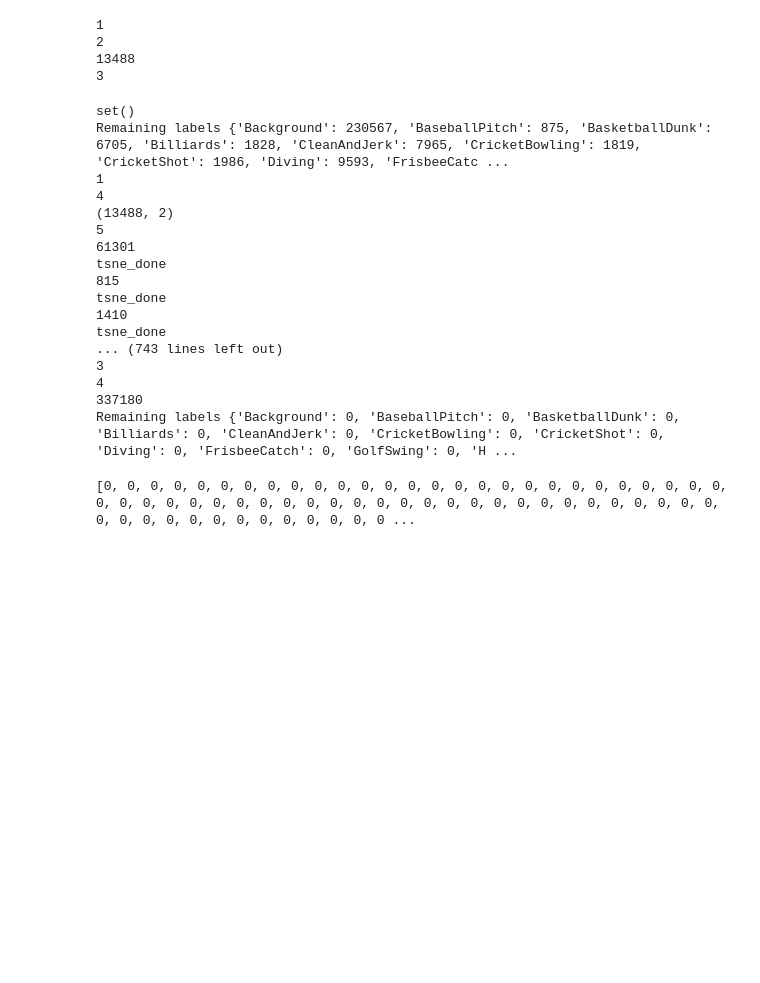
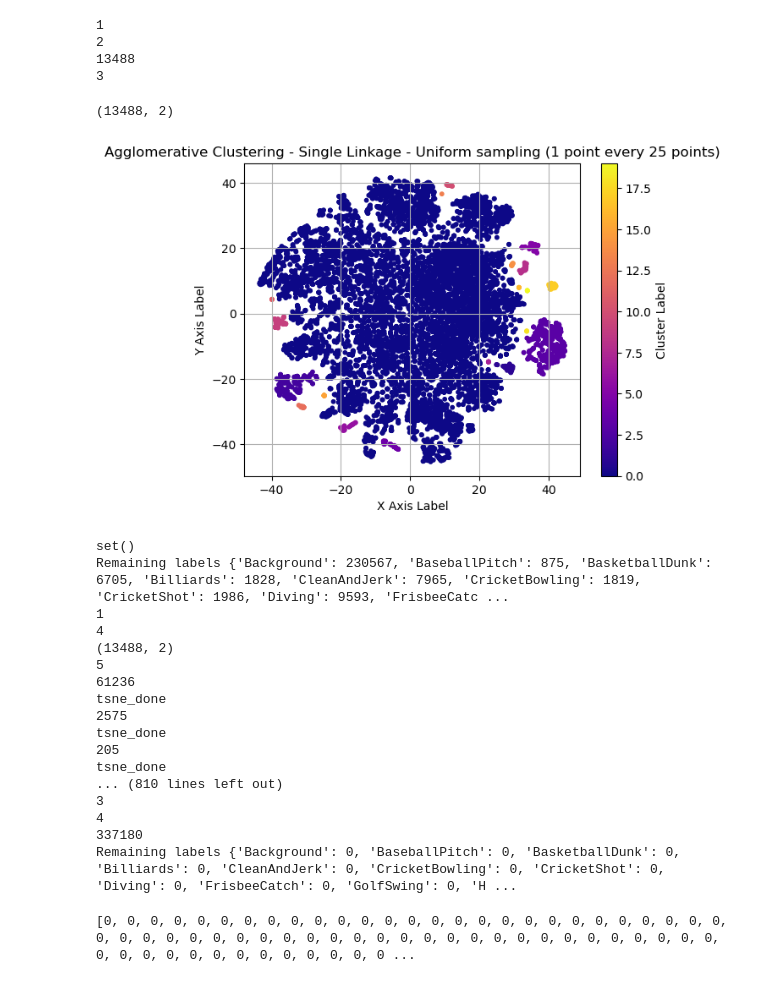
Before and after one commit to alexandrubobe/msc, a Jupyter notebook: ExtendedHSNEDemo/Uniform_sampling.ipynb, the cells around one changed output. Drawn from its saved outputs; the diff is of its cells as text; code cells hidden in the pictures; blank space fills up the shorter version.

```diff
--- a/ExtendedHSNEDemo/Uniform_sampling.ipynb
+++ b/ExtendedHSNEDemo/Uniform_sampling.ipynb
@@ -134,7 +134,7 @@ class UniformAnalysis:
         print(np.shape(data)[0])
         if np.shape(data)[0] <= perplexity:
             perplexity = np.shape(data)[0] - 1
-        embedding = TSNE(n_components=2, learning_rate='auto', init='random', n_iter=500, perplexity=perplexity).fit_transform(data)
+        embedding = TSNE(n_components=2, learning_rate='auto', init='random', n_iter=500, perplexity=perplexity, n_jobs=-1).fit_transform(data)
         return embedding
 
 
@@ -184,6 +184,19 @@ print("3")
 2
 13488
 3
+# %%
+cluster = create_clustering(top_analysis, n_clusters= 20)
+
+plt.scatter(top_analysis.embedding[:, 0], top_analysis.embedding[:, 1], c=cluster.labels_, cmap='plasma', s=10)
+plt.title('Agglomerative Clustering - Single Linkage - Uniform sampling (1 point every 25 points)')
+plt.xlabel('X Axis Label')
+plt.ylabel('Y Axis Label')
+plt.colorbar(label='Cluster Label')
+plt.grid(True)
+plt.show()
+# %% [output]
+(13488, 2)
+[figure, added]
 # %%
 # def alter_analysis(placeholder_analysis):
 #     landmark_orig_indexes = []
@@ -242,6 +267,6 @@ def dfs_uniform_sampling(top_analysis, scale_2, scale_1):
 # %%
 uniform = dfs_uniform_sampling(top_analysis, scale_2, scale_1)
-with open("C:\\msc\\msc\\Experiments_output\\Classes_annotated_test_features_3_scales_last_level_dfs_uniform.json", "w") as file:
+with open("C:\\msc\\msc\\Experiments_output\\Percentage_annotated_test_features_3_scales_last_level_dfs_uniform.json", "w") as file:
     json.dump(uniform, file)
 # %% [output]
 set()
@@ -250,13 +275,13 @@ Remaining labels {'Background': 230567, 'BaseballPitch': 875, 'BasketballDunk':
 4
 (13488, 2)
 5
-61301
+61236
 tsne_done
-815
+2575
 tsne_done
-1410
+205
 tsne_done
-... (743 lines left out)
+... (810 lines left out)
 3
 4
 337180
```
Also changed, not shown: parts of 1 cell of this notebook, 3 other files.
